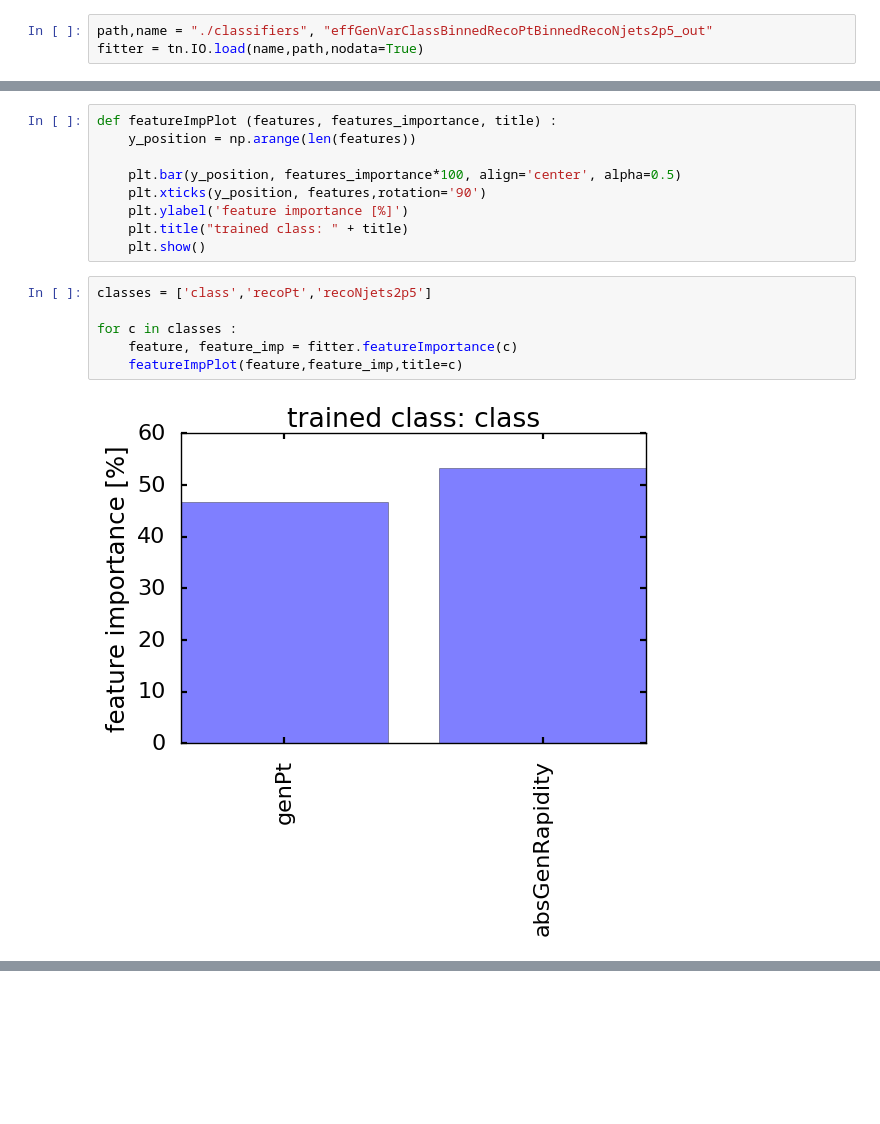
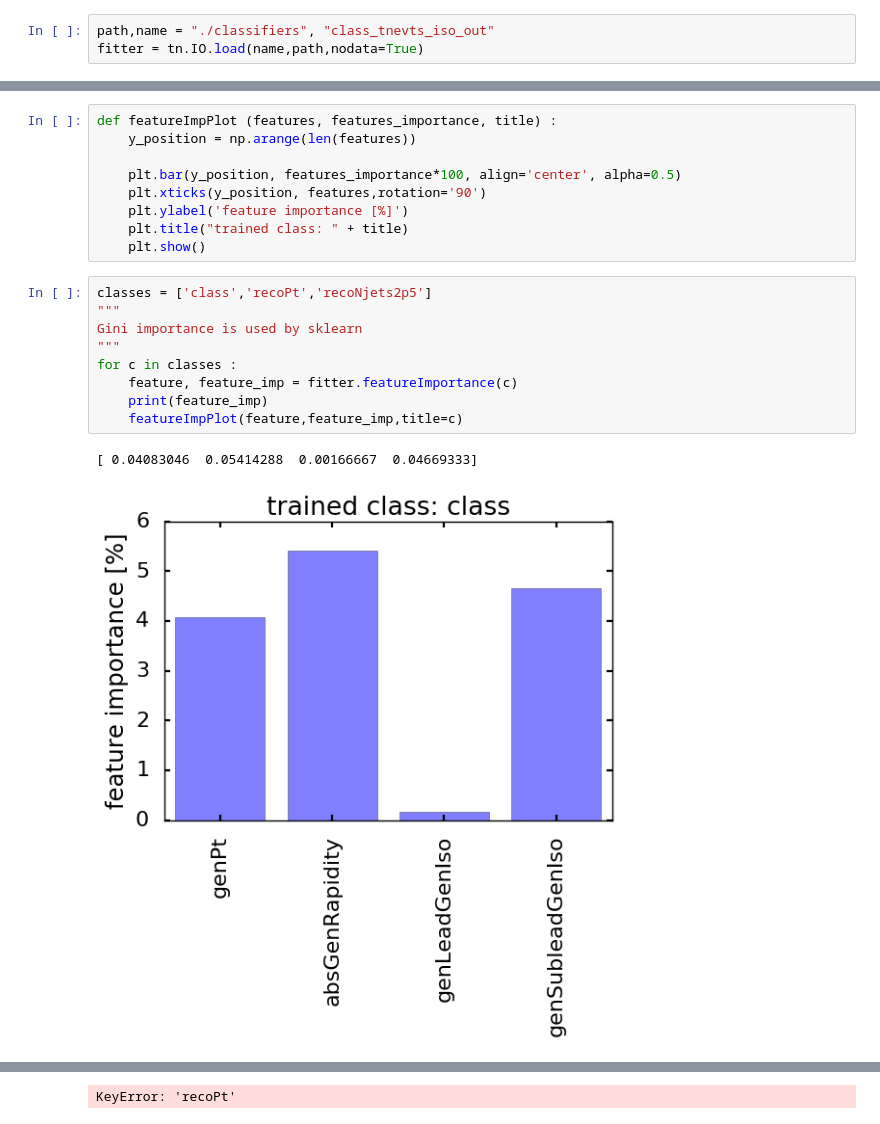
Before and after one commit to jandrejk/higgs_model_dep, a Jupyter notebook: feature_importance.ipynb, the cells around one changed output, grey strips where cells are left out. Cells and saved outputs as stored; diff of their text form; blank space fills up the shorter version.

```diff
--- a/feature_importance.ipynb
+++ b/feature_importance.ipynb
@@ -17,7 +17,7 @@ import numpy as np
 # %% [output]
 Welcome to ROOTaaS 6.06/08
 # %%
-path,name = "./classifiers", "effGenVarClassBinnedRecoPtBinnedRecoNjets2p5_out"
+path,name = "./classifiers", "class_tnevts_iso_out"
 fitter = tn.IO.load(name,path,nodata=True)
 # %% [output]
 ./classifiers
@@ -34,9 +34,13 @@ def featureImpPlot (features, features_importance, title) :
     plt.show()
 # %%
 classes = ['class','recoPt','recoNjets2p5']
-
+"""
+Gini importance is used by sklearn
+"""
 for c in classes :
     feature, feature_imp = fitter.featureImportance(c)
+    print(feature_imp)
     featureImpPlot(feature,feature_imp,title=c)
 # %% [output]
+[ 0.04083046  0.05414288  0.00166667  0.04669333]
-[figure, old version]
+[figure, new version]
@@ -44,0 +47 @@ for c in classes :
+KeyError: 'recoPt'
```
Also changed, not shown: parts of 2 cells of this notebook, 12 other files.
